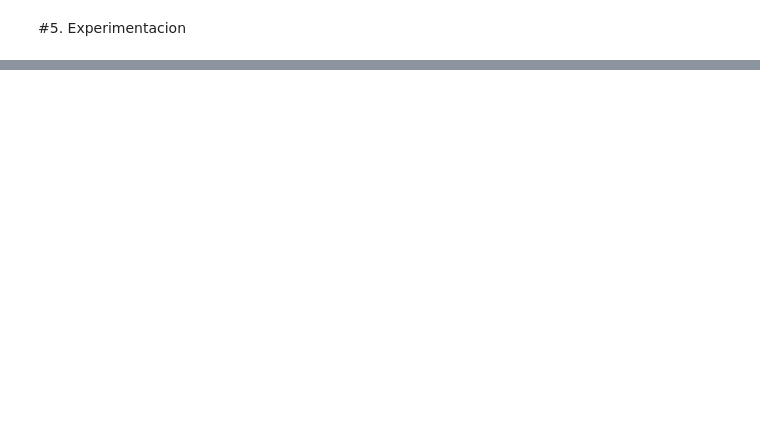
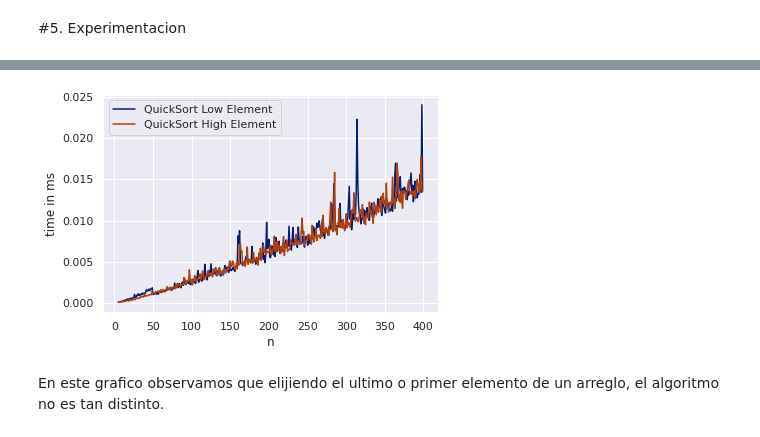
Before and after one commit to Jmorgado125/ADA-Informes, a Jupyter notebook: QuickSort.ipynb, the cells around one changed output, grey strips where cells are left out. Cells and saved outputs as stored; diff of their text form; code cells hidden in the pictures; blank space fills up the shorter version.

```diff
--- a/QuickSort.ipynb
+++ b/QuickSort.ipynb
@@ -157,0 +325,40 @@ comparar el rendimiento del algoritmo al modificar la selección del pivote
+# %%
+import matplotlib.pyplot as plt
+import seaborn as sns
+import datetime
+from timeit import repeat
+
+%matplotlib inline
+
+sns.set(context='notebook', style='darkgrid', palette='dark')
+
+x=[]; x2 =[]
+y=[]; y2=[]
+
+for n in range(5,400):
+
+  a = random.sample(range(1, 1000), n)
+  t = repeat(setup="from __main__ import quick_sortLow", stmt=f"quick_sortLow({a},{0},{len(a)-1})", repeat=1, number=10)
+
+  x.append(n)
+  y.append(t)
+
+for n in range(5,400):
+
+  a = random.sample(range(1, 1000), n)
+  t = repeat(setup="from __main__ import quick_sort", stmt=f"quick_sort({a},{0},{len(a)-1})", repeat=1, number=10)
+
+  x2.append(n)
+  y2.append(t)
+
+plt.plot(x,y)
+plt.plot(x2,y2)
+plt.legend(["QuickSort Low Element", "QuickSort High Element"])
+
+plt.xlabel('n')
+plt.ylabel('time in ms')
+plt.show()
+# %% [output]
+[figure, added]
+# %% [markdown]
+En este grafico observamos que elijiendo el ultimo o primer elemento de un arreglo, el algoritmo no es tan distinto.
```
Also changed, not shown: parts of 16 cells of this notebook.
